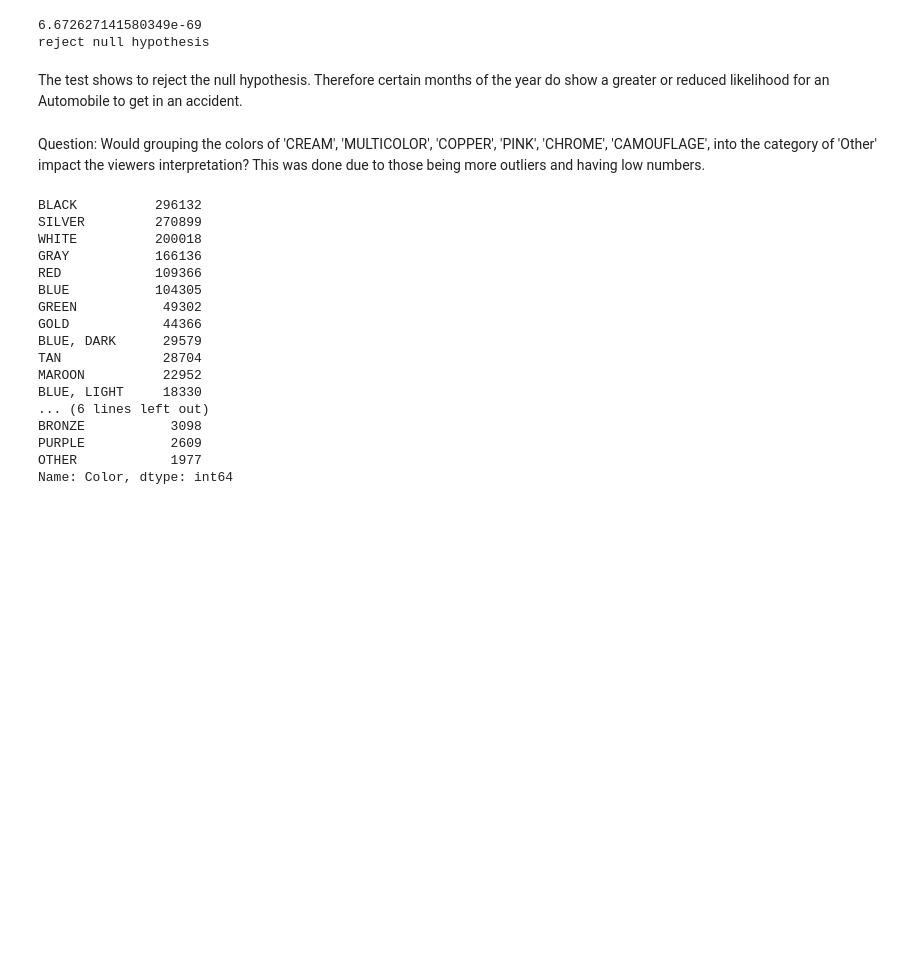
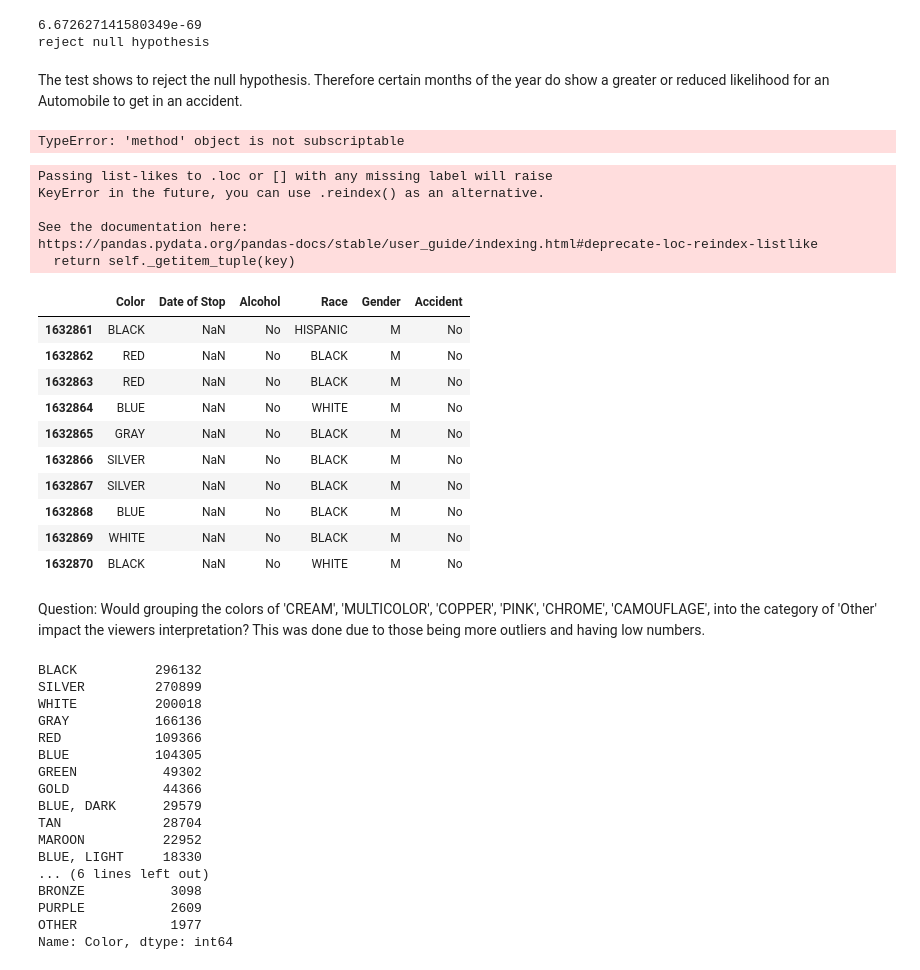
Before and after one commit to mightysquirrely/Automobile-Accident-Prediction, a Jupyter notebook: Capstone_1_Data_Story.ipynb, the cells around one changed output. Saved outputs shown, nothing was run; the diff lists cells and outputs as text; code cells hidden in the pictures; blank space fills up the shorter version.

```diff
--- a/Capstone_1_Data_Story.ipynb
+++ b/Capstone_1_Data_Story.ipynb
@@ -711,6 +711,33 @@ else:
 reject null hypothesis
 # %% [markdown]
 The test shows to reject the null hypothesis.  Therefore certain months of the year do show a greater or reduced likelihood for an Automobile to get in an accident.
+# %%
+test= data.groupby(by=data['Date Of Stop'].dt.date).loc[(data['VehicleType'] == '02 - Automobile') , ['Color', 'Date of Stop', 'Alcohol', 'Race', 'Gender', 'Accident']]
+# %% [output]
+TypeError: 'method' object is not subscriptable
+# %%
+categorical_values= data.loc[(data['VehicleType'] == '02 - Automobile') , ['Color', 'Date of Stop', 'Alcohol', 'Race', 'Gender', 'Accident']]
+# %% [output]
+Passing list-likes to .loc or [] with any missing label will raise
+KeyError in the future, you can use .reindex() as an alternative.
+
+See the documentation here:
+https://pandas.pydata.org/pandas-docs/stable/user_guide/indexing.html#deprecate-loc-reindex-listlike
+  return self._getitem_tuple(key)
+# %%
+categorical_values.tail(10)
+# %% [output]
+|  | Color | Date of Stop | Alcohol | Race | Gender | Accident |
+| 1632861 | BLACK | NaN | No | HISPANIC | M | No |
+| 1632862 | RED | NaN | No | BLACK | M | No |
+| 1632863 | RED | NaN | No | BLACK | M | No |
+| 1632864 | BLUE | NaN | No | WHITE | M | No |
+| 1632865 | GRAY | NaN | No | BLACK | M | No |
+| 1632866 | SILVER | NaN | No | BLACK | M | No |
+| 1632867 | SILVER | NaN | No | BLACK | M | No |
+| 1632868 | BLUE | NaN | No | BLACK | M | No |
+| 1632869 | WHITE | NaN | No | BLACK | M | No |
+| 1632870 | BLACK | NaN | No | WHITE | M | No |
 # %% [markdown]
 Question:  Would grouping the colors of 'CREAM', 'MULTICOLOR', 'COPPER', 'PINK', 'CHROME', 'CAMOUFLAGE',
 into the category of 'Other' impact the viewers interpretation?  This was done due to those being more outliers and having low numbers.
```
Also changed, not shown: parts of 3 cells of this notebook.
